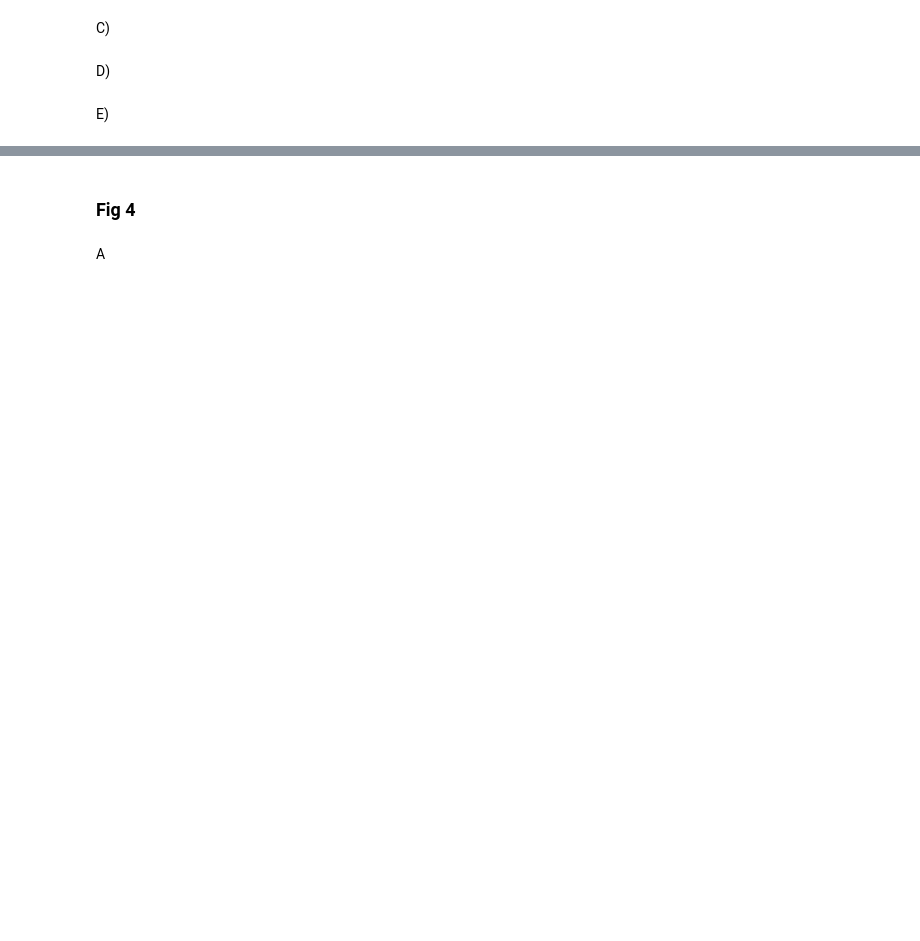
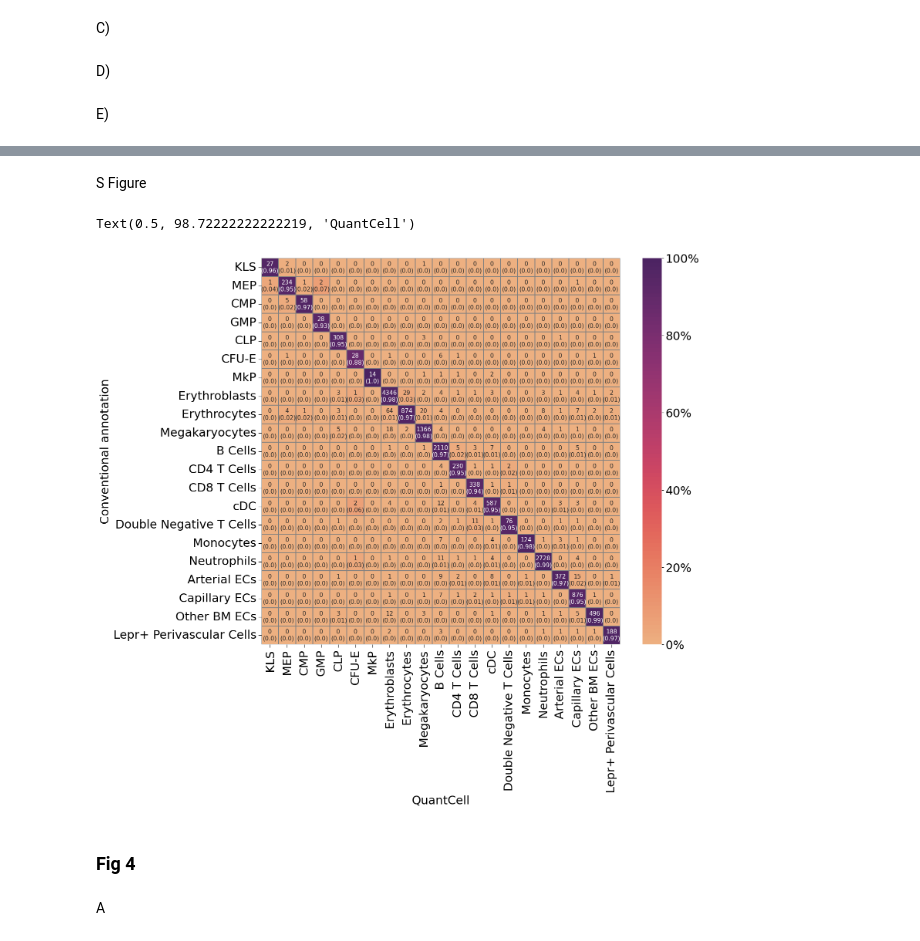
Before and after one commit to ronglulab/QuantCell, a Jupyter notebook: paper_code/paper_figures_formatted.ipynb, the cells around one changed output, grey strips where cells are left out. Drawn from its saved outputs; the diff is of its cells as text; code cells hidden in the pictures; blank space fills up the shorter version.

```diff
--- a/paper_code/paper_figures_formatted.ipynb
+++ b/paper_code/paper_figures_formatted.ipynb
@@ -86,7 +90,7 @@ if os.path.exists(f'{project_path}/label_encoder.joblib'):
 # %%
 
 
-def plot_confusion_matrix(conf_matrix, name,  normalization='row', **kwargs):
+def plot_confusion_matrix(conf_matrix, name,  normalization='row', cbar_space=np.linspace(0,1,100), cbar_ticks=None, **kwargs):
     if normalization == 'row':
         row_sums = conf_matrix.sum(axis=1) # row sums
         conf_matrix = conf_matrix.divide(row_sums, axis=0) # normalize by row sums
@@ -103,10 +107,14 @@ def plot_confusion_matrix(conf_matrix, name,  normalization='row', **kwargs):
                 xticklabels=cell_order,
                 yticklabels=cell_order,
                 cmap=sns.color_palette("flare", as_cmap=True),
-                cbar_kws={'format' :  FuncFormatter(lambda x, _: f'{x:.0f}%'), 'boundaries': np.linspace(0, 1, 100)},
+                cbar_kws={'format' :  FuncFormatter(lambda x, _: f'{x:.0f}%'), 'boundaries': cbar_space},
                 **kwargs)
-    ax.collections[0].colorbar.set_ticks([0, 0.2, 0.4, 0.6, 0.8, 1.0])
-    ax.collections[0].colorbar.set_ticklabels(['0%', '20%', '40%', '60%', '80%', '100%'])
+    if cbar_ticks is None:
+        ax.collections[0].colorbar.set_ticks([0, 0.2, 0.4, 0.6, 0.8, 1.0])
+        ax.collections[0].colorbar.set_ticklabels(['0%', '20%', '40%', '60%', '80%', '100%'])
+    else:
+        ax.collections[0].colorbar.set_ticks(cbar_ticks)
+        ax.collections[0].colorbar.set_ticklabels([f'{int(tick*100)}%' for tick in cbar_ticks])
     ax.tick_params(length=6)
     ax.set_xticklabels(cell_order, rotation=90)
     return ax
@@ -727,3 +1010,19 @@ axd['E'].text(-0.15, 1.05, 'e', fontsize=big_fontsize, fontweight='bold', transf
+# %% [markdown]
+S Figure
+# %%
+label_matrix = confusion_matrix_quantcell.astype(str) + '\n(' + (confusion_matrix_quantcell.div(confusion_matrix_quantcell.sum(axis=0), axis=1)).round(2).astype(str) + ')'
+# %%
+fig, ax = plt.subplots(figsize=(15,13))
+plot_confusion_matrix(confusion_matrix_quantcell, 'QuantCell', normalization='col', ax=ax, annot=label_matrix, annot_kws={"size": 11}, fmt='')
+
+
+ax.set_xticklabels((ax.get_xticklabels()), fontsize=default_fontsize, rotation=90)
+ax.set_yticklabels((ax.get_yticklabels()), fontsize=default_fontsize, rotation=0)
+ax.set_ylabel('Conventional annotation', fontsize=default_fontsize)
+ax.set_xlabel('QuantCell', fontsize=default_fontsize)
+# %% [output]
+Text(0.5, 98.72222222222219, 'QuantCell')
+[figure, added]
 # %% [markdown]
 ### Fig 4
 # %% [markdown]
```
Also changed, not shown: parts of 38 cells of this notebook, 3 other files.
